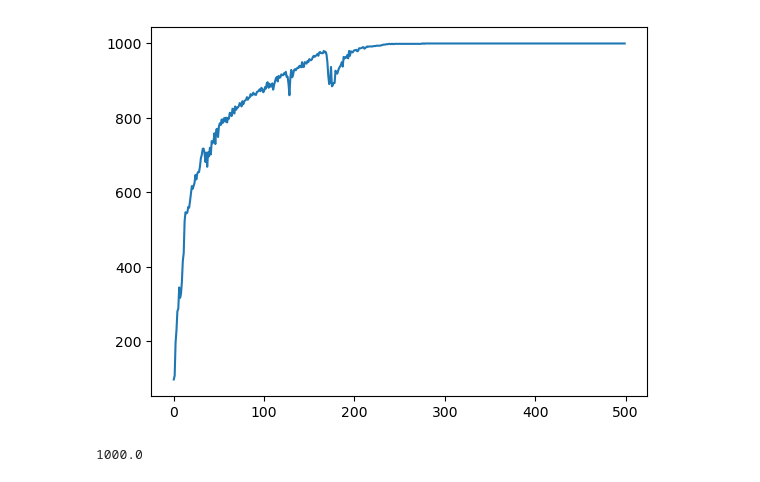
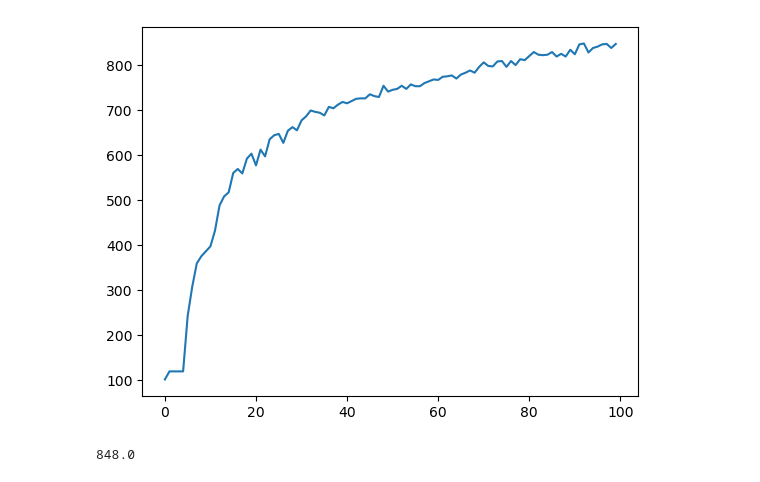
Before and after one commit to Phb22rr/3rd-year-project, a Jupyter notebook: My project code.ipynb, the cells around one changed output. Saved outputs shown, nothing was run; the diff lists cells and outputs as text; code cells hidden in the pictures.

```diff
--- a/My project code.ipynb
+++ b/My project code.ipynb
@@ -71,8 +78,7 @@ train_set = torchvision.datasets.FashionMNIST(
     ,train=True
     ,download=True
     ,transform=transforms.Compose([
-        transforms.ToTensor()
-    ]))
+        transforms.ToTensor()]))
 # %%
 #sample = next(iter(train_set))
 #image, label = sample # returns a sample, which can be split in to an image and a label
@@ -162,33 +120,33 @@ sample = next(iter(train_loader))
 image, label = sample
 #print(image.shape)
 #print(label)
 
 def get_num_correct(preds, labels):
     return preds.argmax(dim=1).eq(labels).sum().item()
 
 device = torch.device("cuda")
 network = Down(1, 16).to("cuda")
 
 batch = next(iter(train_loader))
 images, labels = batch
 images, labels = images.to(device), labels.to(device)
 
-number_run = 500
+number_run = 100
 holdall = np.zeros(number_run)
 
 optimizer = optim.Adam(network.parameters(), lr=0.01)#, weight_decay=1e-5)
 
 for I in range(number_run):
     preds = network(images)
     loss = F.cross_entropy(preds, labels)
     holdall[I] = get_num_correct(preds.to('cuda'), labels.to('cuda'))
     loss.backward() # Calculating the gradients
     #optimizer = optim.Adam(network.parameters(), lr=0.001)
     optimizer.step()
     optimizer.zero_grad()
 plt.plot(holdall)
 plt.show()
 print(max(holdall))
 # %% [output]
-[figure, old version]
+[figure, new version]
-1000.0
+848.0
```
Also changed, not shown: parts of 6 cells of this notebook.
